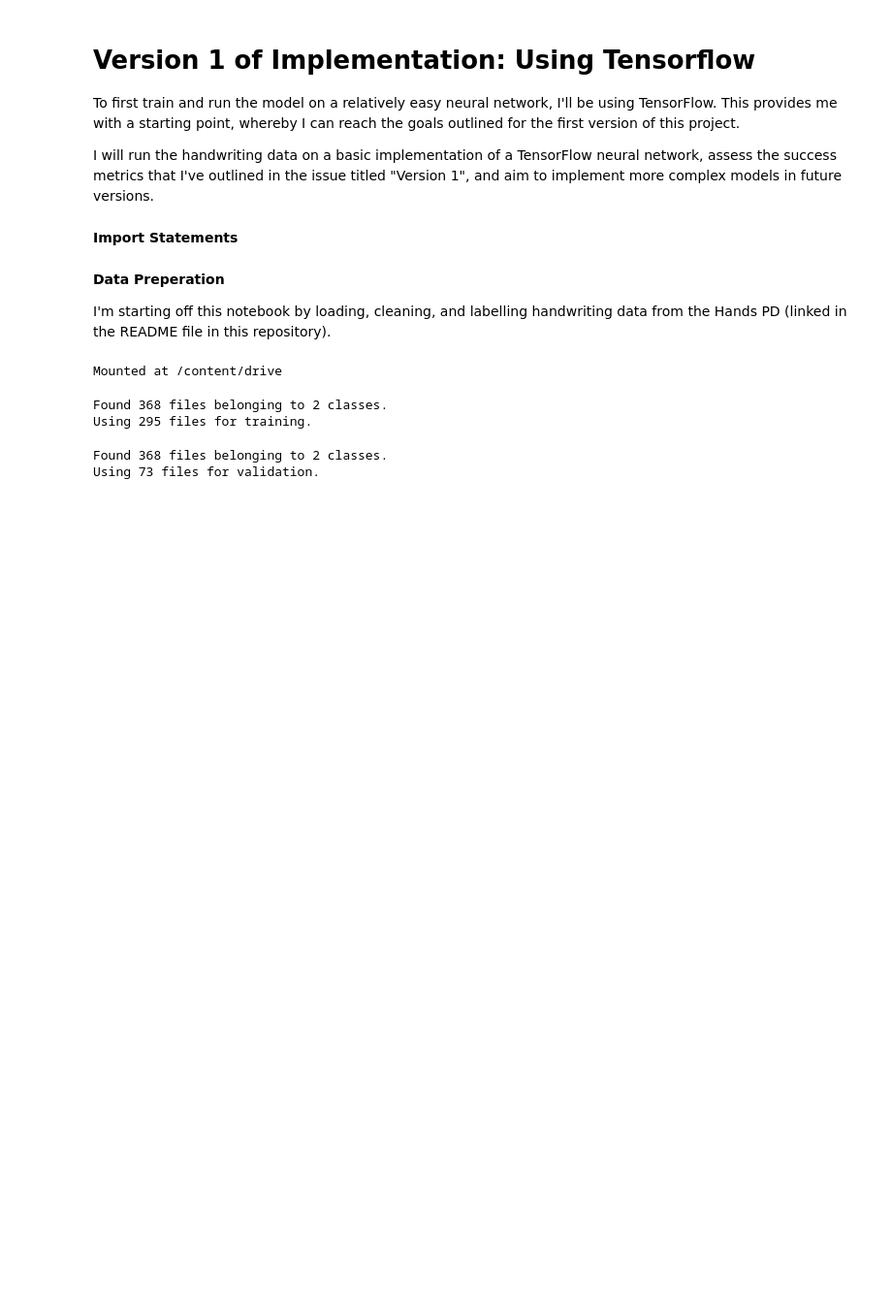
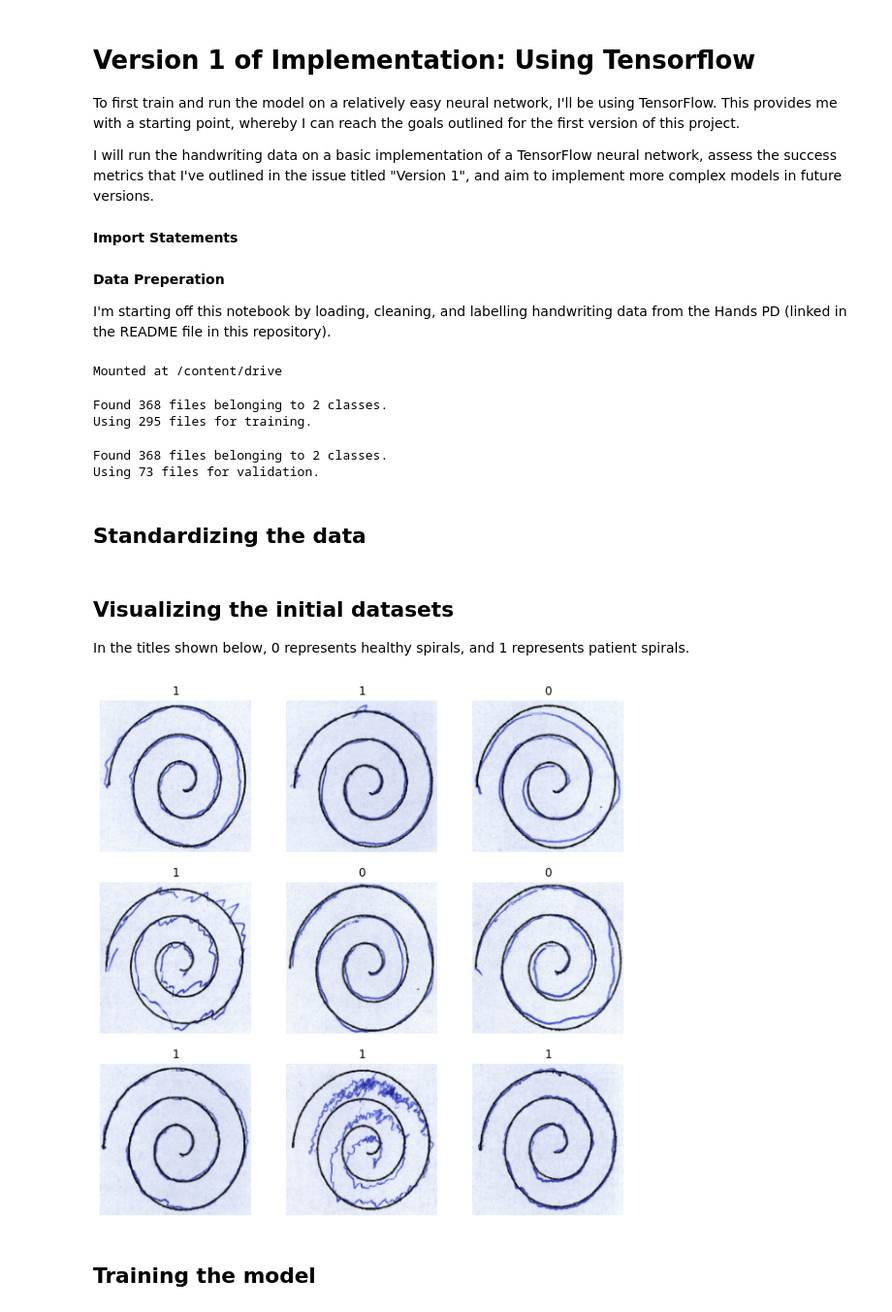
Before and after one commit to jumanaf/handwriting_analysis, a Jupyter notebook: TF_HW_Analysis.ipynb, the cells around one changed output. Shown at 97% size. Drawn from its saved outputs; the diff is of its cells as text; code cells hidden in the pictures; blank space fills up the shorter version.

Commit message:
trained initial model

```diff
--- a/TF_HW_Analysis.ipynb
+++ b/TF_HW_Analysis.ipynb
@@ -25,9 +25,9 @@ drive.mount('/content/drive')
 Mounted at /content/drive
 # %%
 train_dataset = tf.keras.preprocessing.image_dataset_from_directory("/content/drive/My Drive/Spiral_HandPD", labels='inferred', label_mode='int',
-    color_mode='grayscale', image_size = (256, 256), shuffle = True,
+    color_mode='rgb', image_size = (180, 180), shuffle = True,
     validation_split=0.2,
-    subset="training", seed = 123)
+    subset="training", seed = 1337)
 # %% [output]
 Found 368 files belonging to 2 classes.
 Using 295 files for training.
@@ -39,3 +39,5 @@ validation_dataset = tf.keras.preprocessing.image_dataset_from_directory("/conte
 # %% [output]
 Found 368 files belonging to 2 classes.
 Using 73 files for validation.
+# %% [markdown]
+## Standardizing the data
@@ -41,0 +49,16 @@ Using 73 files for validation.
+# %% [markdown]
+## Visualizing the initial datasets
+
+In the titles shown below, 0 represents healthy spirals, and 1 represents patient spirals.
+# %%
+plt.figure(figsize=(10, 10))
+for images, labels in train_dataset.take(1):
+    for i in range(9):
+        ax = plt.subplot(3, 3, i + 1)
+        plt.imshow(tf.squeeze(images[i].numpy().astype("uint8")))
+        plt.title(int(labels[i]))
+        plt.axis("off")
+# %% [output]
+[figure, added]
+# %% [markdown]
+## Training the model
```
Also changed, not shown: parts of 3 cells of this notebook.
